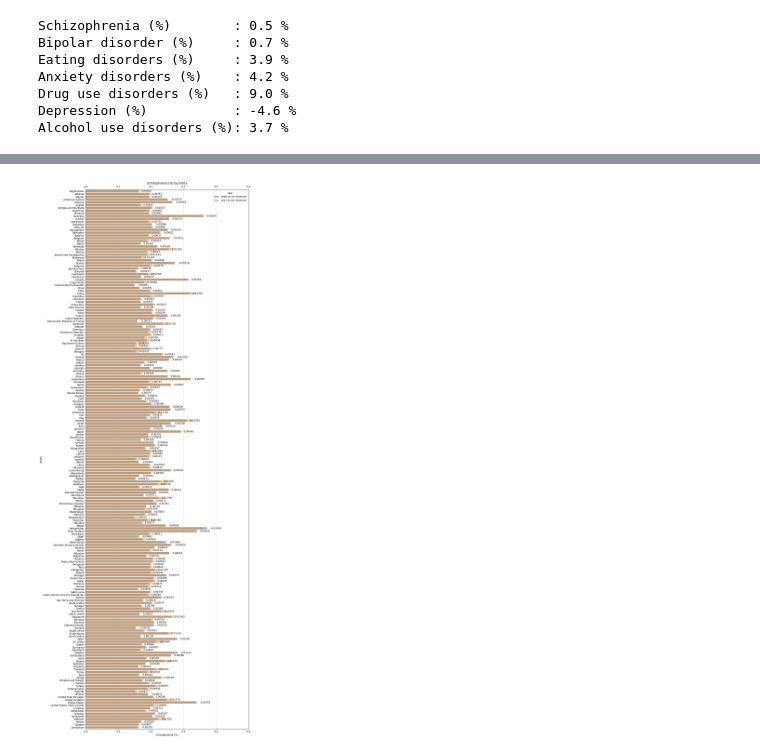
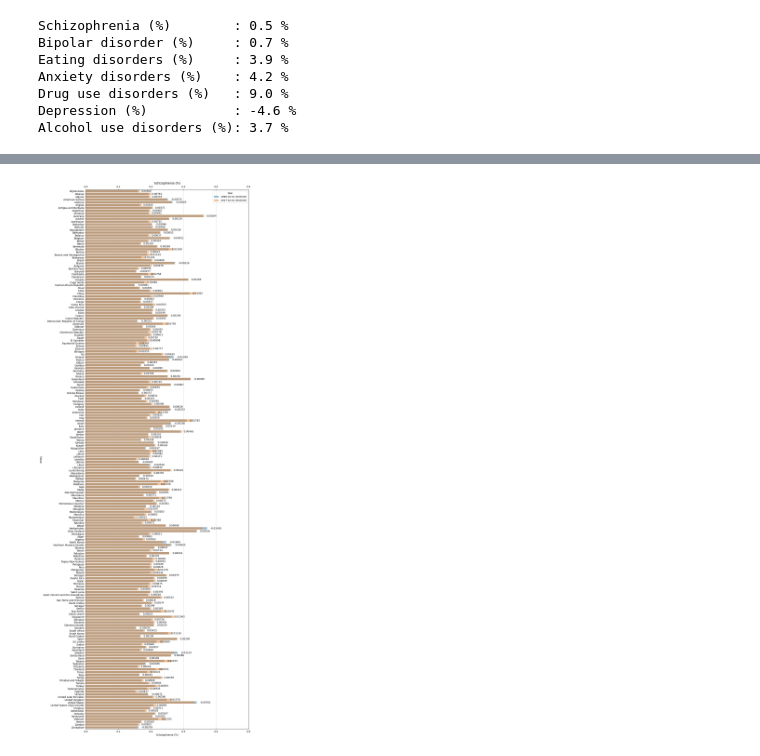
Before and after one commit to supernauth/mental_health_disorder, a Jupyter notebook: mental_health_disorder.ipynb, the cells around one changed output, grey strips where cells are left out. Cells and saved outputs as stored; diff of their text form; code cells hidden in the pictures.

```diff
--- a/mental_health_disorder.ipynb
+++ b/mental_health_disorder.ipynb
@@ -572,31 +588,37 @@ df_prepared = df_disorders_filtered_sorted.sort_values(by="Entity")
 # %%
 plt.figure(figsize=(12, 40))
+
+measured_disorder = 'Schizophrenia (%)'
 
 ax = sns.barplot(
     data=df_prepared,
     y='Entity',
-    x='Schizophrenia (%)',
+    x=measured_disorder,
     hue='Year',
     alpha=0.5,
     dodge=False
 )
 
 for i, bar in enumerate(ax.patches):
     if i < 195:
         x = bar.get_width()
         offset = 0.01
-        ax.text(x + offset, bar.get_y() + bar.get_height() / 2, f'{differences[i]:.5f}', ha='left', va='center', fontsize=10)
+        ax.text(x + offset, bar.get_y() + bar.get_height() / 2,
+                f'{differences[i]:.5f}',
+                ha='left',
+                va='center',
+                fontsize=10)
 
 plt.xlim(0, 0.5)
-plt.xlabel('Schizophrenia (%)')
+plt.xlabel(measured_disorder)
 
 ax2 = plt.twiny()
 ax2.set_xlim(0, 0.5)
 
 plt.ylabel('Entity')
 plt.grid(axis='x', linestyle='--', alpha=0.95)
-plt.title('Schizophrenia (%) by Entity')
+plt.title(measured_disorder)
 
 plt.show()
 # %% [output]
-[figure, old version]
+[figure, new version]
```
Also changed, not shown: parts of 2 cells of this notebook.
